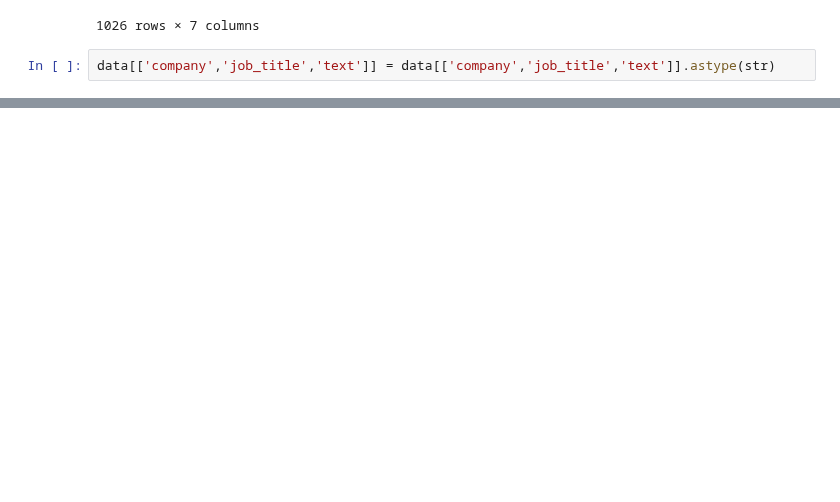
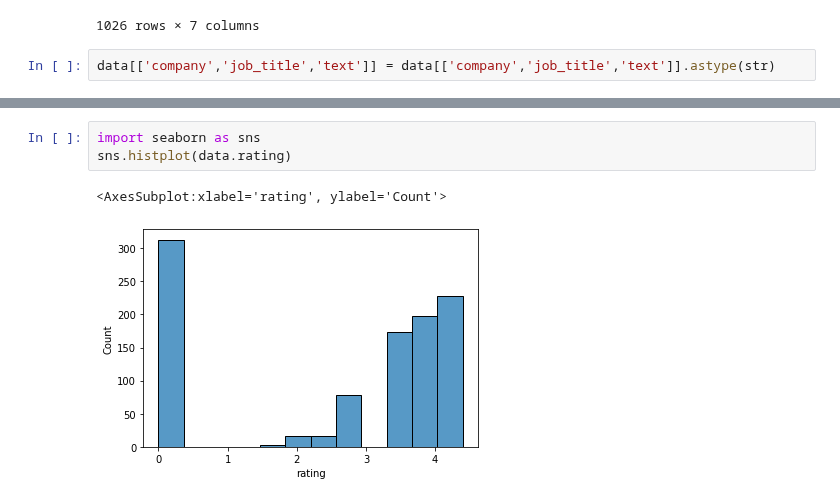
Before and after one commit to 333Kenji/indeedjobscraper, a Jupyter notebook: docs/2_preprocessing.ipynb, the cells around one changed output, grey strips where cells are left out. Cells and saved outputs as stored; diff of their text form; blank space fills up the shorter version.

```diff
--- a/docs/2_preprocessing.ipynb
+++ b/docs/2_preprocessing.ipynb
@@ -91,0 +195,6 @@ NameError: name 'x' is not defined
+# %%
+import seaborn as sns
+sns.histplot(data.rating)
+# %% [output]
+<AxesSubplot:xlabel='rating', ylabel='Count'>
+[figure, added]
```
Also changed, not shown: parts of 20 cells of this notebook.
